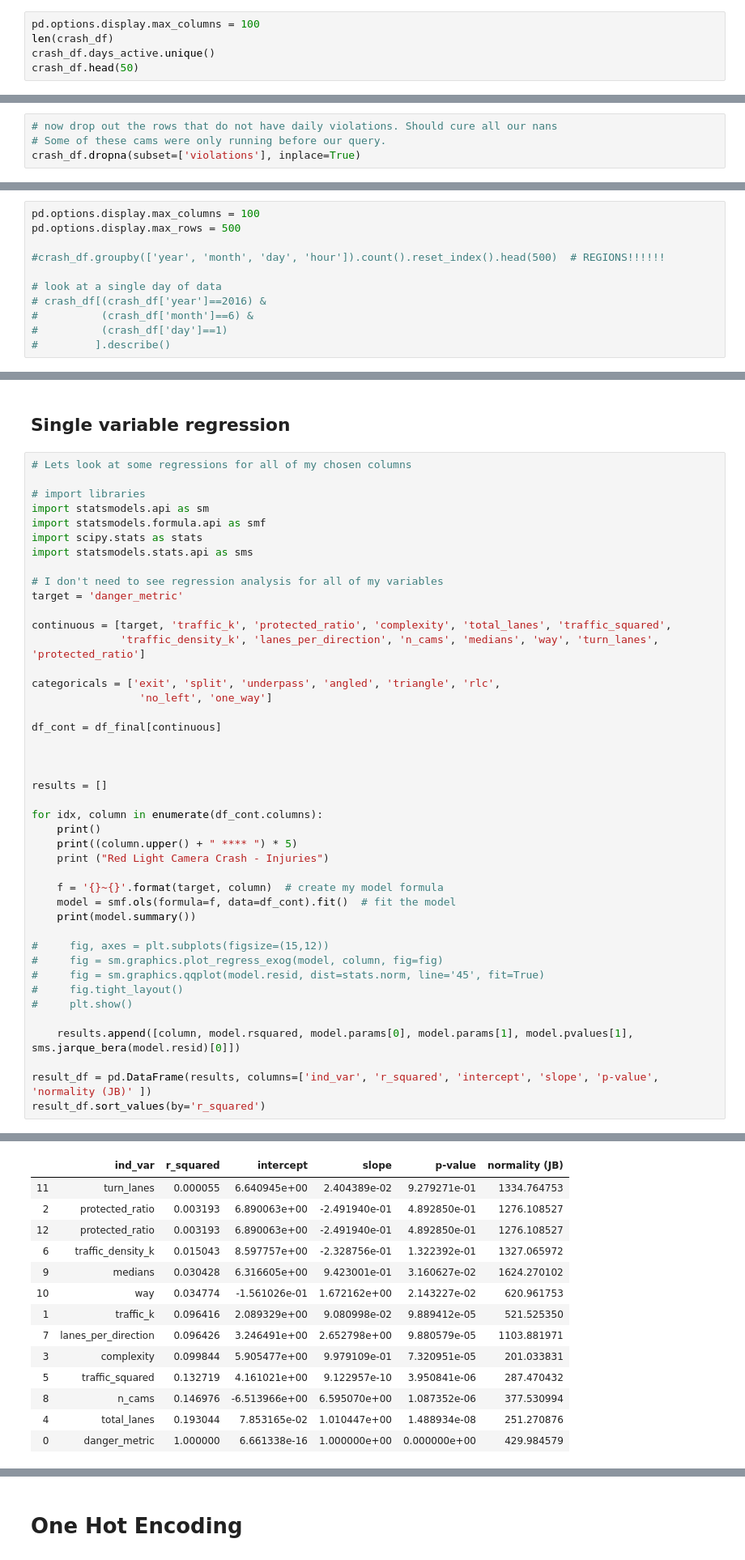
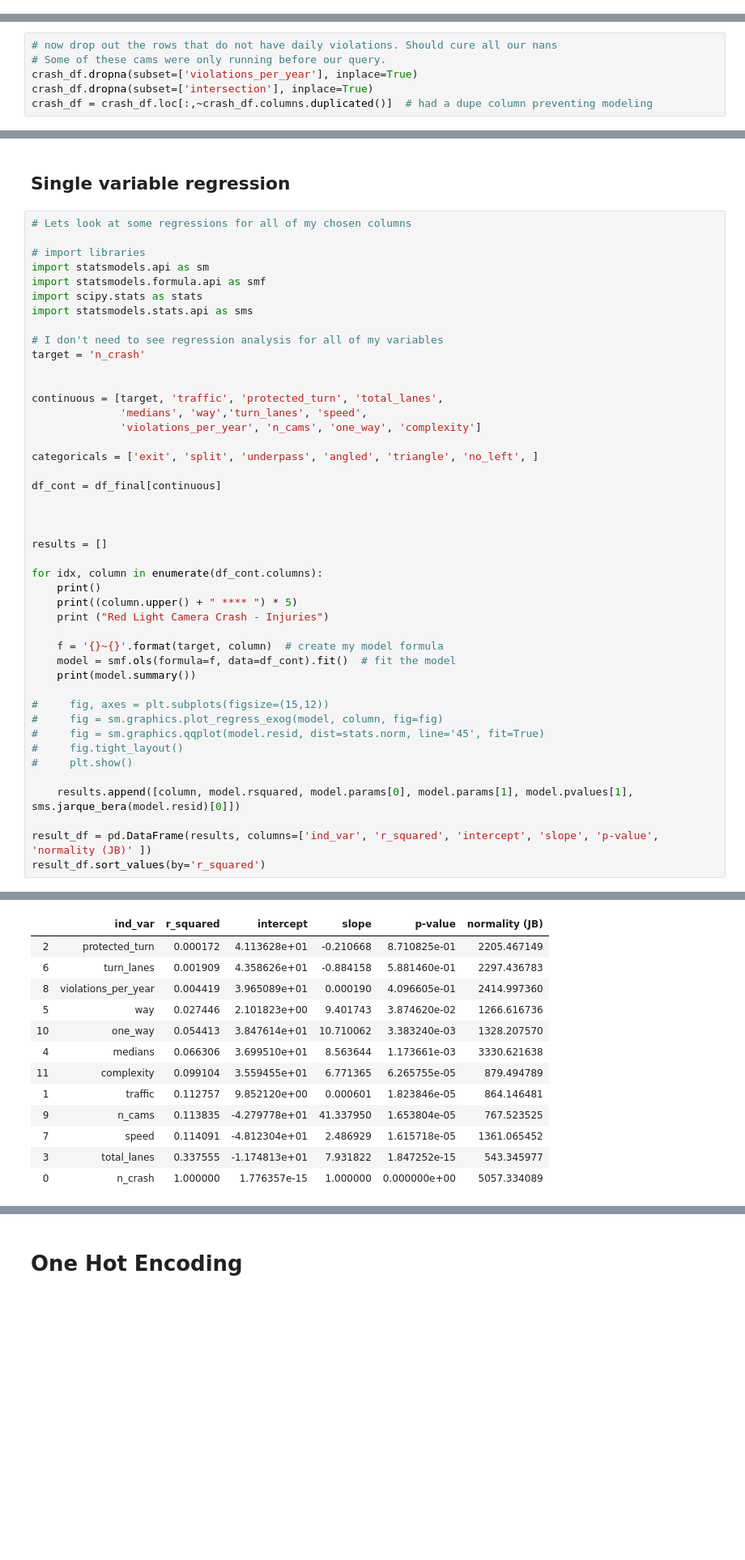
Before and after one commit to sciencelee/chicago-red-light-cameras, a Jupyter notebook: 04-crash-linreg.ipynb, the cells around one changed output, grey strips where cells are left out. Shown at 81% size. Cells and saved outputs as stored; diff of their text form; blank space fills up the shorter version.

```diff
--- a/04-crash-linreg.ipynb
+++ b/04-crash-linreg.ipynb
@@ -240,5 +230,0 @@ sql_fetch_tables(c, conn)
-# %%
-pd.options.display.max_columns = 100
-len(crash_df)
-crash_df.days_active.unique()
-crash_df.head(50)
@@ -276,4 +242,6 @@ except Exception as e:
 # %%
 # now drop out the rows that do not have daily violations. Should cure all our nans
 # Some of these cams were only running before our query.
-crash_df.dropna(subset=['violations'], inplace=True)
+crash_df.dropna(subset=['violations_per_year'], inplace=True)
+crash_df.dropna(subset=['intersection'], inplace=True)
+crash_df = crash_df.loc[:,~crash_df.columns.duplicated()]  # had a dupe column preventing modeling
@@ -364,11 +247,0 @@ memory usage: 43.9+ KB
-# %%
-pd.options.display.max_columns = 100
-pd.options.display.max_rows = 500
-
-#crash_df.groupby(['year', 'month', 'day', 'hour']).count().reset_index().head(500)  # REGIONS!!!!!!
-
-# look at a single day of data
-# crash_df[(crash_df['year']==2016) &
-#          (crash_df['month']==6) &
-#          (crash_df['day']==1)
-#         ].describe()
@@ -406,13 +274,14 @@ import scipy.stats as stats
 import statsmodels.stats.api as sms
 
 # I don't need to see regression analysis for all of my variables
-target = 'danger_metric'
+target = 'n_crash'
 
-continuous = [target, 'traffic_k', 'protected_ratio', 'complexity', 'total_lanes', 'traffic_squared',
-              'traffic_density_k', 'lanes_per_direction', 'n_cams', 'medians', 'way', 'turn_lanes', 'protected_ratio']
 
-categoricals = ['exit', 'split', 'underpass', 'angled', 'triangle', 'rlc',
-                 'no_left', 'one_way']
+continuous = [target, 'traffic', 'protected_turn', 'total_lanes',
+              'medians', 'way','turn_lanes', 'speed',
+              'violations_per_year', 'n_cams', 'one_way', 'complexity']
+
+categoricals = ['exit', 'split', 'underpass', 'angled', 'triangle', 'no_left', ]
 
 df_cont = df_final[continuous]
 
@@ -460,14 +329,13 @@ strong multicollinearity problems or that the design matrix is singular.
 |  | ind_var | r_squared | intercept | slope | p-value | normality (JB) |
-| 11 | turn_lanes | 0.000055 | 6.640945e+00 | 2.404389e-02 | 9.279271e-01 | 1334.764753 |
-| 2 | protected_ratio | 0.003193 | 6.890063e+00 | -2.491940e-01 | 4.892850e-01 | 1276.108527 |
-| 12 | protected_ratio | 0.003193 | 6.890063e+00 | -2.491940e-01 | 4.892850e-01 | 1276.108527 |
-| 6 | traffic_density_k | 0.015043 | 8.597757e+00 | -2.328756e-01 | 1.322392e-01 | 1327.065972 |
-| 9 | medians | 0.030428 | 6.316605e+00 | 9.423001e-01 | 3.160627e-02 | 1624.270102 |
-| 10 | way | 0.034774 | -1.561026e-01 | 1.672162e+00 | 2.143227e-02 | 620.961753 |
-| 1 | traffic_k | 0.096416 | 2.089329e+00 | 9.080998e-02 | 9.889412e-05 | 521.525350 |
-| 7 | lanes_per_direction | 0.096426 | 3.246491e+00 | 2.652798e+00 | 9.880579e-05 | 1103.881971 |
-| 3 | complexity | 0.099844 | 5.905477e+00 | 9.979109e-01 | 7.320951e-05 | 201.033831 |
-| 5 | traffic_squared | 0.132719 | 4.161021e+00 | 9.122957e-10 | 3.950841e-06 | 287.470432 |
-| 8 | n_cams | 0.146976 | -6.513966e+00 | 6.595070e+00 | 1.087352e-06 | 377.530994 |
-| 4 | total_lanes | 0.193044 | 7.853165e-02 | 1.010447e+00 | 1.488934e-08 | 251.270876 |
-| 0 | danger_metric | 1.000000 | 6.661338e-16 | 1.000000e+00 | 0.000000e+00 | 429.984579 |
+| 2 | protected_turn | 0.000172 | 4.113628e+01 | -0.210668 | 8.710825e-01 | 2205.467149 |
+| 6 | turn_lanes | 0.001909 | 4.358626e+01 | -0.884158 | 5.881460e-01 | 2297.436783 |
+| 8 | violations_per_year | 0.004419 | 3.965089e+01 | 0.000190 | 4.096605e-01 | 2414.997360 |
+| 5 | way | 0.027446 | 2.101823e+00 | 9.401743 | 3.874620e-02 | 1266.616736 |
+| 10 | one_way | 0.054413 | 3.847614e+01 | 10.710062 | 3.383240e-03 | 1328.207570 |
+| 4 | medians | 0.066306 | 3.699510e+01 | 8.563644 | 1.173661e-03 | 3330.621638 |
+| 11 | complexity | 0.099104 | 3.559455e+01 | 6.771365 | 6.265755e-05 | 879.494789 |
+| 1 | traffic | 0.112757 | 9.852120e+00 | 0.000601 | 1.823846e-05 | 864.146481 |
+| 9 | n_cams | 0.113835 | -4.279778e+01 | 41.337950 | 1.653804e-05 | 767.523525 |
+| 7 | speed | 0.114091 | -4.812304e+01 | 2.486929 | 1.615718e-05 | 1361.065452 |
+| 3 | total_lanes | 0.337555 | -1.174813e+01 | 7.931822 | 1.847252e-15 | 543.345977 |
+| 0 | n_crash | 1.000000 | 1.776357e-15 | 1.000000 | 0.000000e+00 | 5057.334089 |
```
Also changed, not shown: parts of 67 cells of this notebook, 3 other files.
